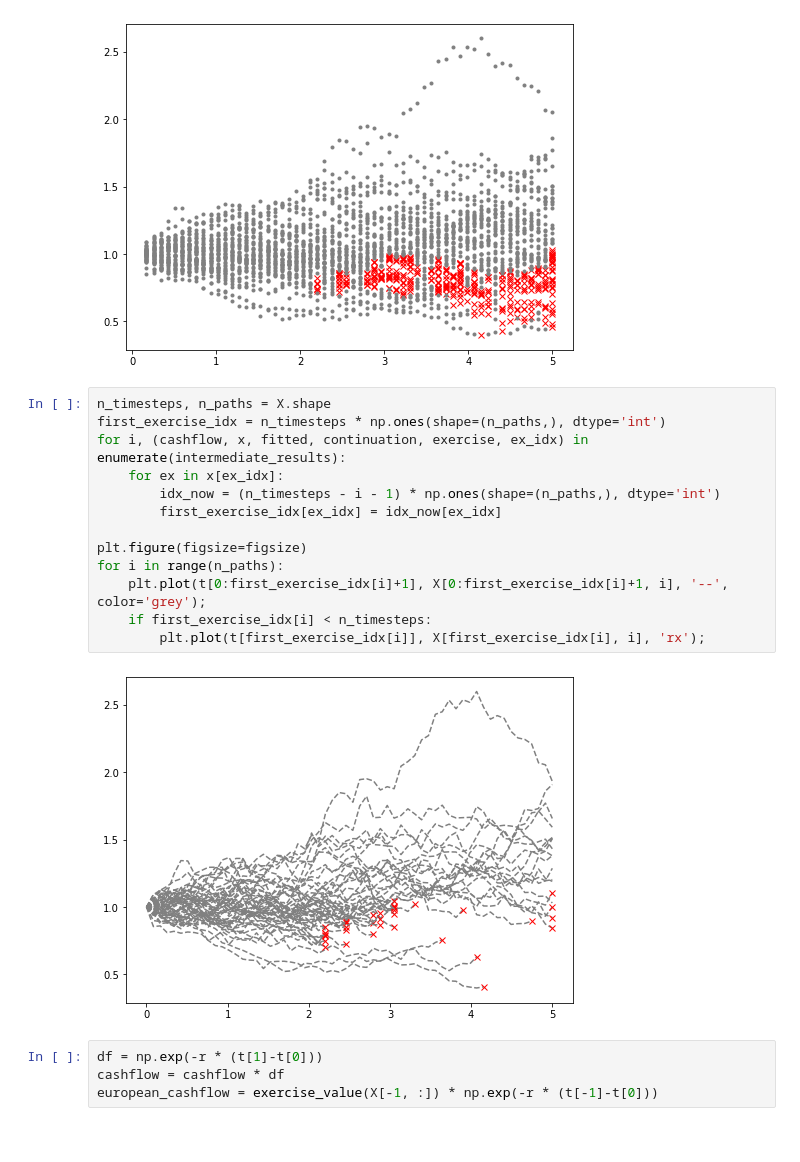
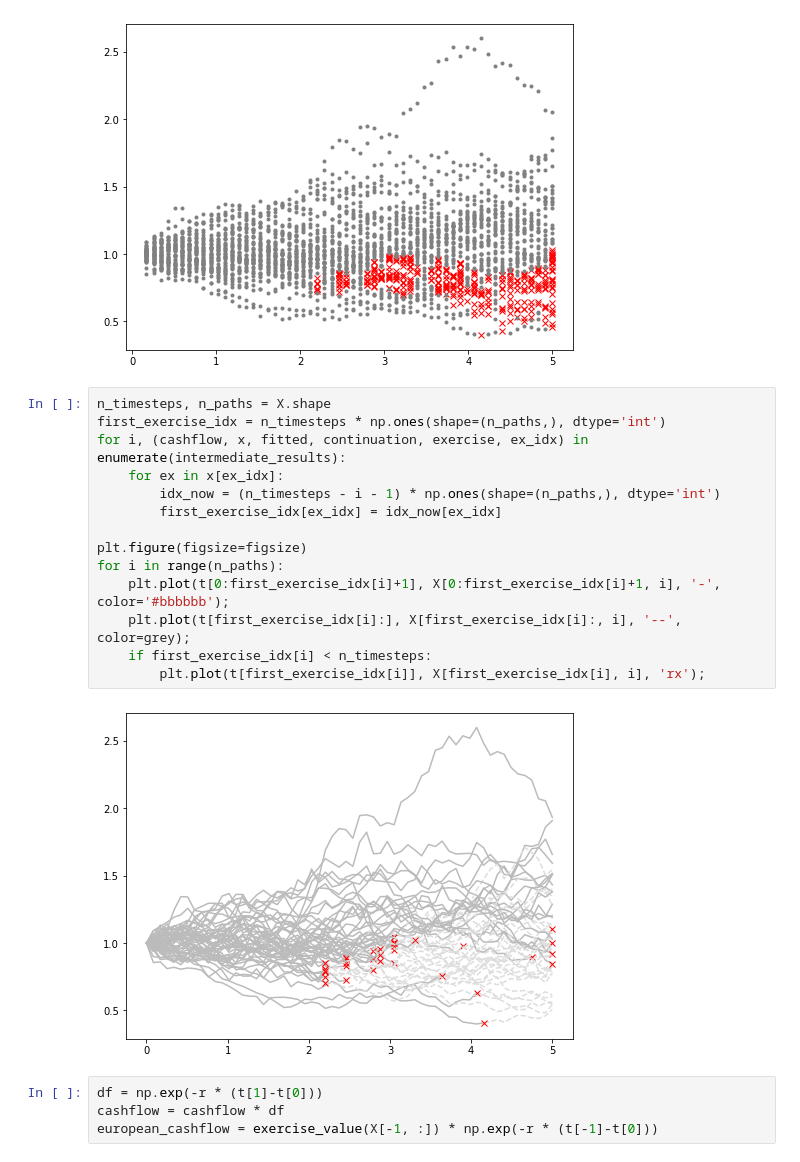
Before and after one commit to luphord/longstaff_schwartz, a Jupyter notebook: notebooks/Talk.ipynb, the cells around one changed output. Drawn from its saved outputs; the diff is of its cells as text.

Commit message:
plot paths after first exercise

```diff
--- a/notebooks/Talk.ipynb
+++ b/notebooks/Talk.ipynb
@@ -149,18 +149,19 @@ plt.plot(non_exercise_times, non_exercises, '.', color='grey');
 # %%
 n_timesteps, n_paths = X.shape
 first_exercise_idx = n_timesteps * np.ones(shape=(n_paths,), dtype='int')
 for i, (cashflow, x, fitted, continuation, exercise, ex_idx) in enumerate(intermediate_results):
     for ex in x[ex_idx]:
         idx_now = (n_timesteps - i - 1) * np.ones(shape=(n_paths,), dtype='int')
         first_exercise_idx[ex_idx] = idx_now[ex_idx]
 
 plt.figure(figsize=figsize)
 for i in range(n_paths):
-    plt.plot(t[0:first_exercise_idx[i]+1], X[0:first_exercise_idx[i]+1, i], '--', color='grey');
+    plt.plot(t[0:first_exercise_idx[i]+1], X[0:first_exercise_idx[i]+1, i], '-', color='#bbbbbb');
+    plt.plot(t[first_exercise_idx[i]:], X[first_exercise_idx[i]:, i], '--', color=grey);
     if first_exercise_idx[i] < n_timesteps:
         plt.plot(t[first_exercise_idx[i]], X[first_exercise_idx[i], i], 'rx');
 # %% [output]
-[figure, old version]
+[figure, new version]
 # %%
 df = np.exp(-r * (t[1]-t[0]))
 cashflow = cashflow * df
```
